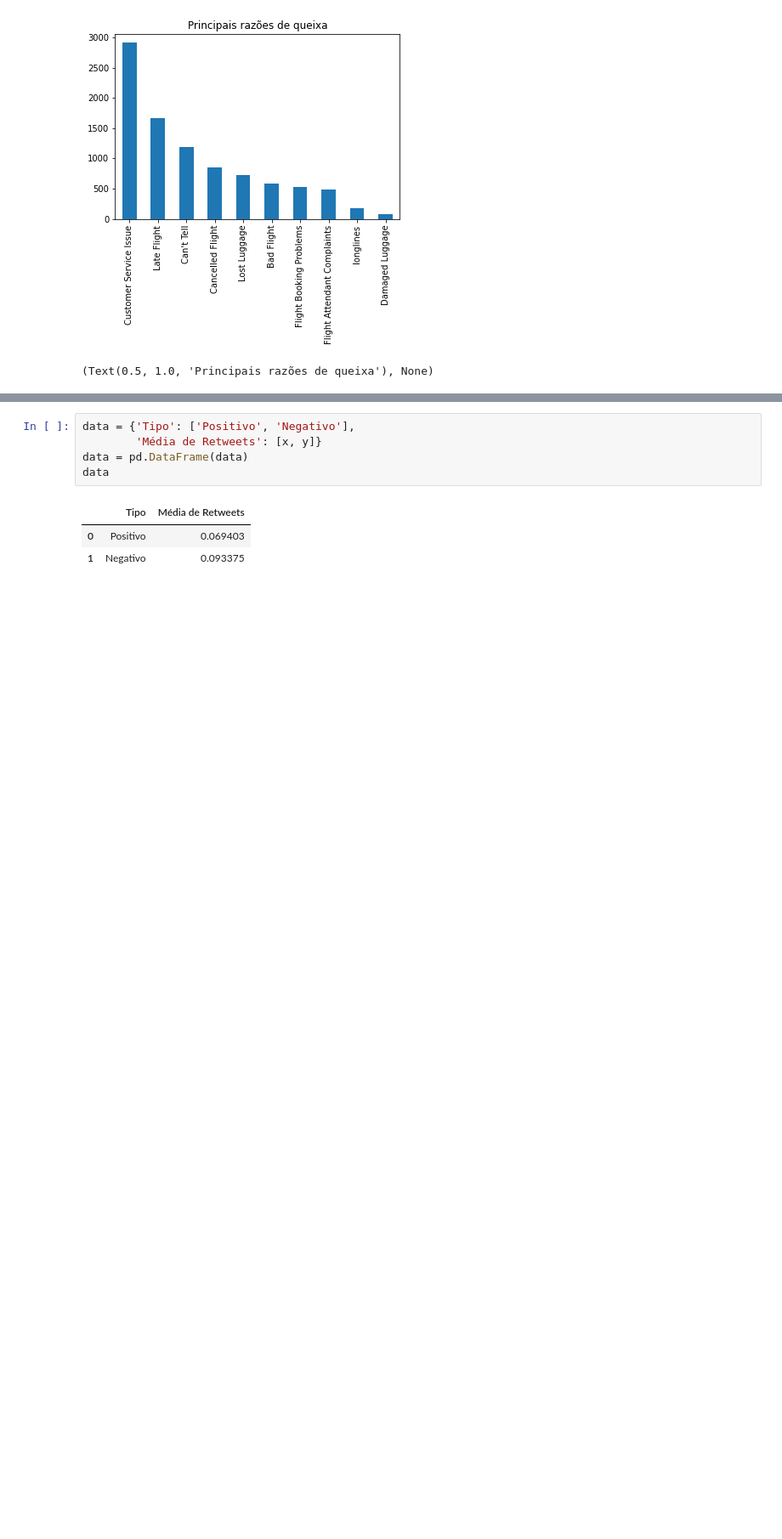
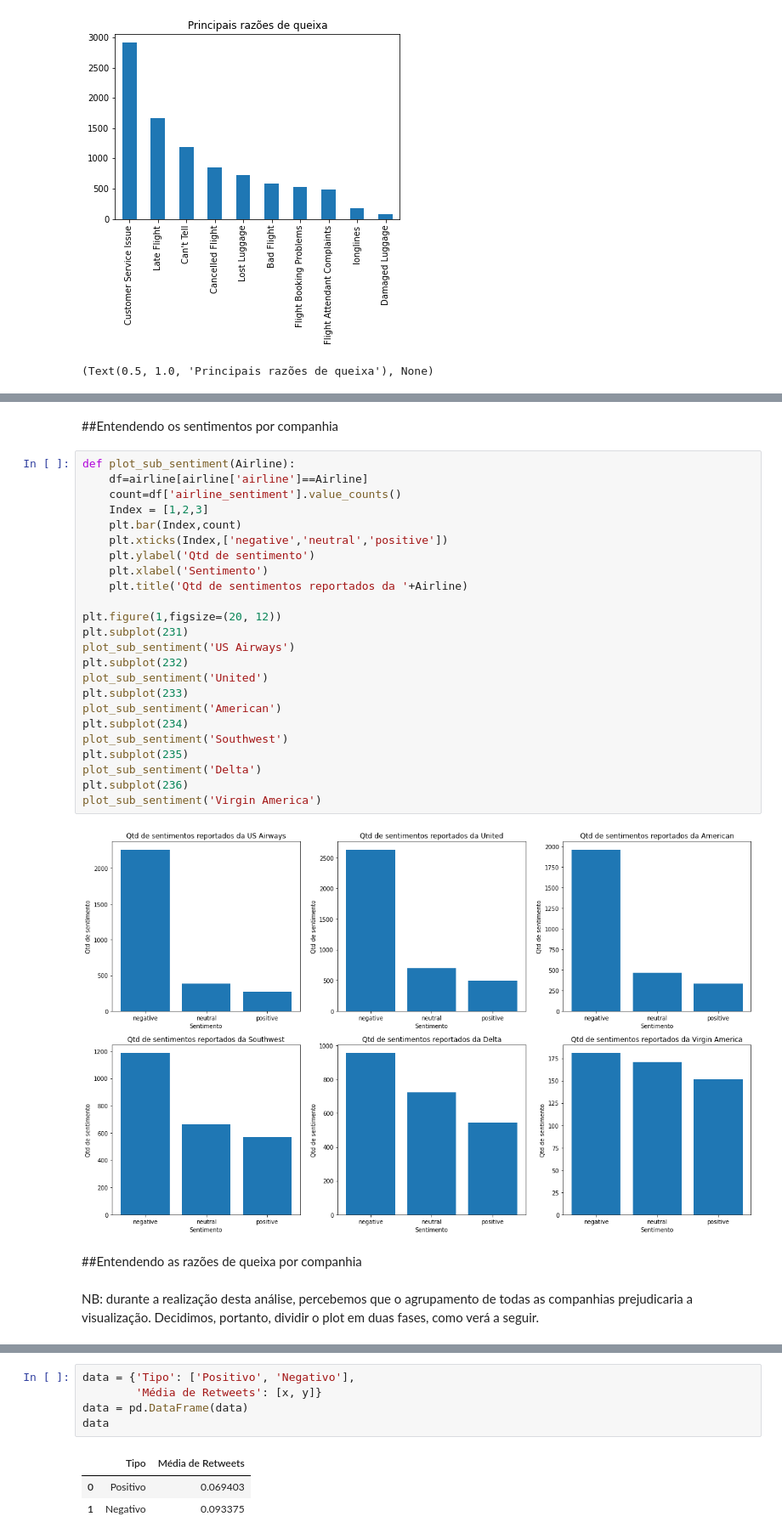
Before and after one commit to atmasuko/Intro-ao-Python, a Jupyter notebook: Trabalho_Prático_Parte_1_Grupo_X.ipynb, the cells around one changed output, grey strips where cells are left out. Shown at 85% size. Drawn from its saved outputs; the diff is of its cells as text; blank space fills up the shorter version.

```diff
--- a/Trabalho_Prático_Parte_1_Grupo_X.ipynb
+++ b/Trabalho_Prático_Parte_1_Grupo_X.ipynb
@@ -139 +151,33 @@ plt.title('Top 5 time zones'), plt.show()
 (Text(0.5, 1.0, 'Top 5 time zones'), None)
+# %% [markdown]
+##Entendendo os sentimentos por companhia
+# %%
+def plot_sub_sentiment(Airline):
+    df=airline[airline['airline']==Airline]
+    count=df['airline_sentiment'].value_counts()
+    Index = [1,2,3]
+    plt.bar(Index,count)
+    plt.xticks(Index,['negative','neutral','positive'])
+    plt.ylabel('Qtd de sentimento')
+    plt.xlabel('Sentimento')
+    plt.title('Qtd de sentimentos reportados da '+Airline)
+
+plt.figure(1,figsize=(20, 12))
+plt.subplot(231)
+plot_sub_sentiment('US Airways')
+plt.subplot(232)
+plot_sub_sentiment('United')
+plt.subplot(233)
+plot_sub_sentiment('American')
+plt.subplot(234)
+plot_sub_sentiment('Southwest')
+plt.subplot(235)
+plot_sub_sentiment('Delta')
+plt.subplot(236)
+plot_sub_sentiment('Virgin America')
+# %% [output]
+[figure, added]
+# %% [markdown]
+##Entendendo as razões de queixa por companhia
+# %% [markdown]
+NB: durante a realização desta análise, percebemos que o agrupamento de todas as companhias prejudicaria a visualização. Decidimos, portanto, dividir o plot em duas fases, como verá a seguir.
```
Also changed, not shown: parts of 54 cells of this notebook.
